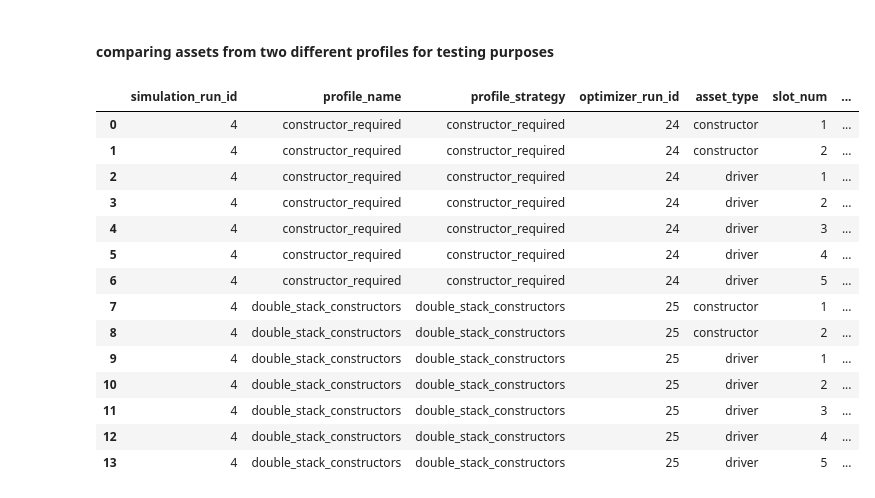
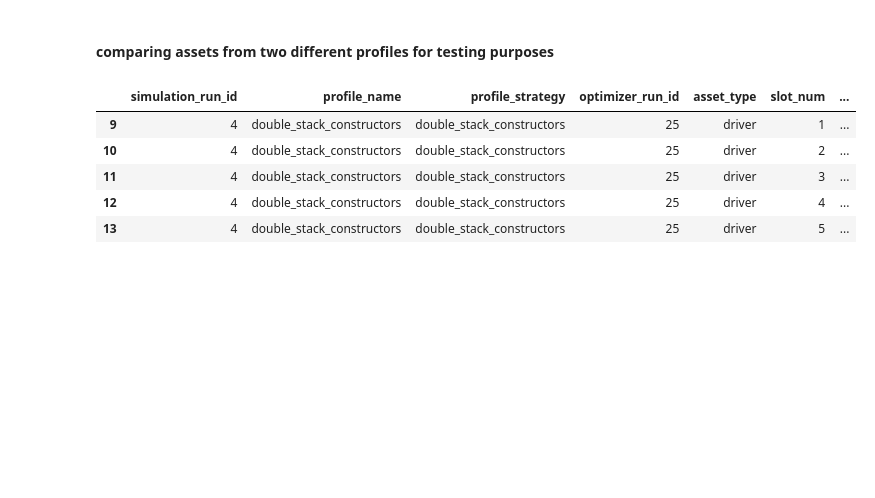
Before and after one commit to jguptil1/F1Fantasy, a Jupyter notebook: src/ingestion/database_testing.ipynb, the cells around one changed output. Saved outputs shown, nothing was run; the diff lists cells and outputs as text; code cells hidden in the pictures; blank space fills up the shorter version.

```diff
--- a/src/ingestion/database_testing.ipynb
+++ b/src/ingestion/database_testing.ipynb
@@ -3364,43 +3361,34 @@ def simulation_profile_result():
 
                 os.asset_type,
                 os.slot_num,
                 os.selected_asset_name,
                 os.driver_id,
                 os.constructor_id,
                 os.price,
                 os.predicted_points
 
             FROM simulation_profile_result spr
             LEFT JOIN optimizer_selection os
                 ON spr.optimizer_run_id = os.optimizer_run_id
 
             WHERE spr.simulation_run_id = 4
             AND spr.profile_strategy IN (
                 'constructor_required',
                 'double_stack_constructor',
                 'double_stack_constructors'
             )
 
             ORDER BY
                 spr.profile_strategy,
                 os.asset_type,
                 os.slot_num;
         """).df()
     return result
 
 simulation_profile_results_table = simulation_profile_result()
-simulation_profile_results_table
+simulation_profile_results_table.tail()
 # %% [output]
 |  | simulation_run_id | profile_name | profile_strategy | optimizer_run_id | asset_type | slot_num | ... |
-| 0 | 4 | constructor_required | constructor_required | 24 | constructor | 1 | ... |
-| 1 | 4 | constructor_required | constructor_required | 24 | constructor | 2 | ... |
-| 2 | 4 | constructor_required | constructor_required | 24 | driver | 1 | ... |
-| 3 | 4 | constructor_required | constructor_required | 24 | driver | 2 | ... |
-| 4 | 4 | constructor_required | constructor_required | 24 | driver | 3 | ... |
-| 5 | 4 | constructor_required | constructor_required | 24 | driver | 4 | ... |
-| 6 | 4 | constructor_required | constructor_required | 24 | driver | 5 | ... |
-| 7 | 4 | double_stack_constructors | double_stack_constructors | 25 | constructor | 1 | ... |
-| 8 | 4 | double_stack_constructors | double_stack_constructors | 25 | constructor | 2 | ... |
 | 9 | 4 | double_stack_constructors | double_stack_constructors | 25 | driver | 1 | ... |
 | 10 | 4 | double_stack_constructors | double_stack_constructors | 25 | driver | 2 | ... |
 | 11 | 4 | double_stack_constructors | double_stack_constructors | 25 | driver | 3 | ... |
```
Also changed, not shown: parts of 35 cells of this notebook, 1 other file.
